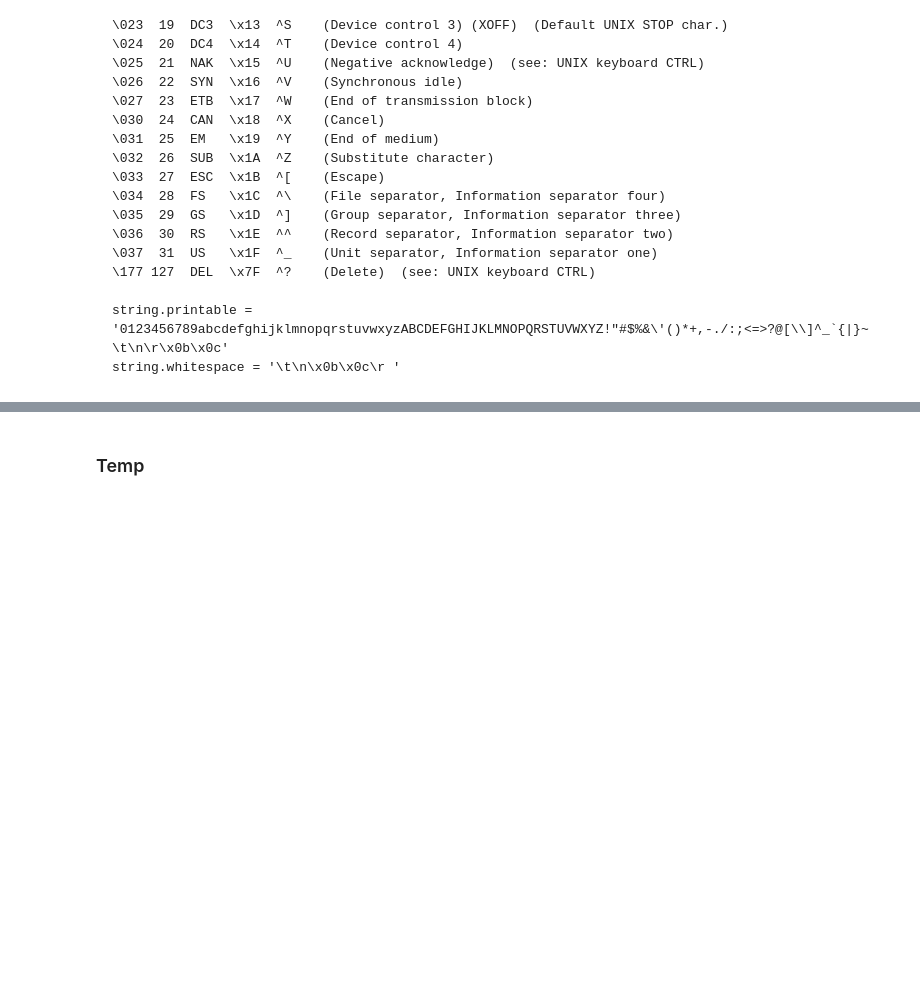
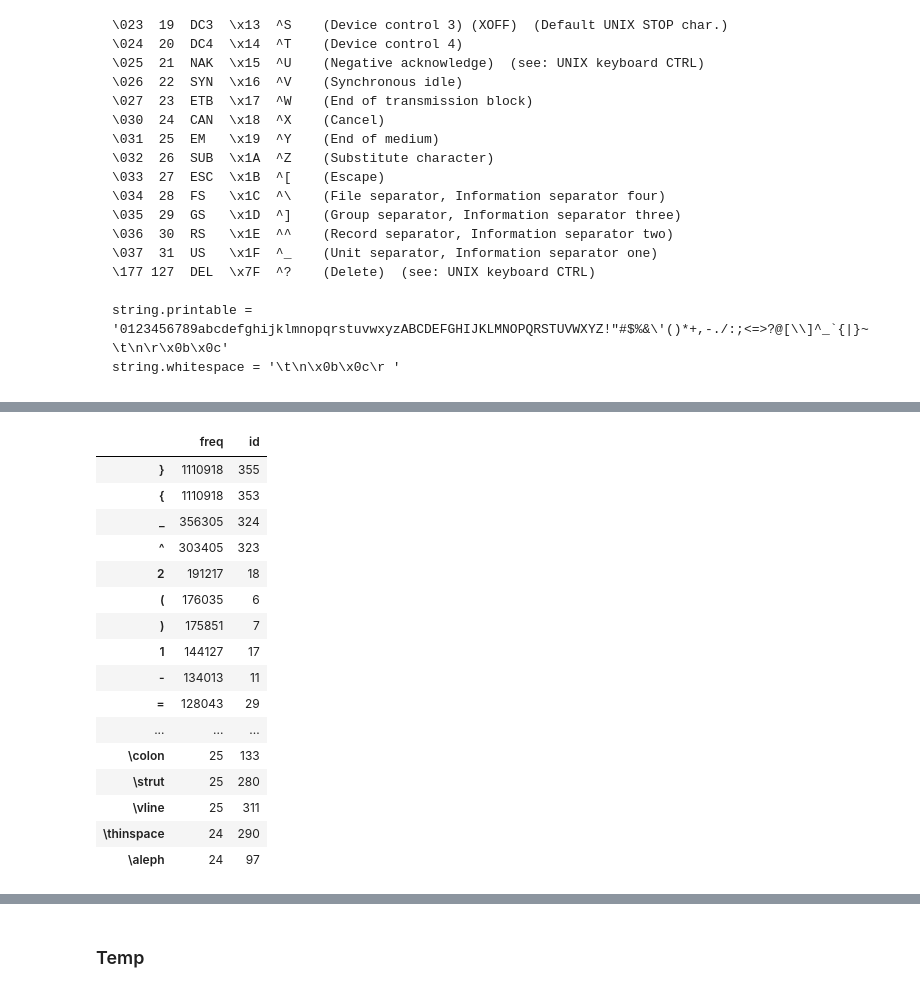
Before and after one commit to untrix/im2latex, a Jupyter notebook: src/preprocessing_step_2_tokenizer.ipynb, the cells around one changed output, grey strips where cells are left out. Cells and saved outputs as stored; diff of their text form; code cells hidden in the pictures; blank space fills up the shorter version.

```diff
--- a/src/preprocessing_step_2_tokenizer.ipynb
+++ b/src/preprocessing_step_2_tokenizer.ipynb
@@ -316,0 +367,30 @@ df_word2id = get_word2id(df_tokenized, df_vocab, data_dir)
+# %%
+# Remove low-frequencey words. Also, remove the words '[object' and 'Object]' which are probably an artifact of
+# a bug in harvardnlp latex normalization code because they are not valid latex commands. Their frequencey is 23,
+# therefore we'll set the frequency threshold to 24
+def prune_vocab(df_data_, df_vocab_, min_freq=24):
+    df_vocab_keep = df_vocab_[df_vocab_.freq >= min_freq]
+    remove_words = set(df_vocab.index.values.tolist()) - set(df_vocab_keep.index.values.tolist())
+    remove_words |= set(['[object', 'Object]'])
+    print 'Removing the following %d words from the vocabulary: %s'%(len(remove_words), remove_words)
+    sr_keep = df_data_.latex_tokenized.map(lambda a: len(remove_words & set(a))==0)
+    df_pruned = df_data_[sr_keep]
+    kept = df_pruned.shape[0]
+    removed = df_data_.shape[0] - kept
+    print '%d samples (%.1f%%) removed'%(removed, removed*100./df_data_.shape[0])
+    print 'df_pruned.shape = %s'%(df_pruned.shape,)
+    display(df_pruned[:1])
+
+    ## Prune vocabulary
+    df_vocab_keep = remove_special_words(df_vocab_keep)
+    num_words_keep = df_vocab_keep.shape[0]
+    df_vocab_keep = df_vocab_keep.assign(id=range(2, num_words_keep+2))
+    df_vocab_keep = append_special_words(df_vocab_keep, df_data_.shape[0])
+#     df_vocab_unk = df_vocab_[df_vocab_.index.isin(remove_words)]
+#     num_words_unk = df_vocab_unk.shape[0]
+#     df_vocab_unk = df_vocab_unk.assign(id=([UnkID]*num_words_unk))
+    print 'Vocabulary size reduced from %d to %d'%(df_vocab_.shape[0], num_words_keep)
+    print 'Pruned vocab shape = %s'%(df_vocab_keep.shape,)
+    return df_pruned, df_vocab_keep
+# %%
+df_data_pruned, df_vocab_pruned = prune_vocab(df_tokenized, df_vocab, 24)
@@ -316,0 +405,20 @@ df_word2id = get_word2id(df_tokenized, df_vocab, data_dir)
+# %%
+df_vocab_pruned.sort_values(by='freq', ascending=False)
+# %% [output]
+|  | freq | id |
+| } | 1110918 | 355 |
+| { | 1110918 | 353 |
+| _ | 356305 | 324 |
+| ^ | 303405 | 323 |
+| 2 | 191217 | 18 |
+| ( | 176035 | 6 |
+| ) | 175851 | 7 |
+| 1 | 144127 | 17 |
+| - | 134013 | 11 |
+| = | 128043 | 29 |
+| ... | ... | ... |
+| \colon | 25 | 133 |
+| \strut | 25 | 280 |
+| \vline | 25 | 311 |
+| \thinspace | 24 | 290 |
+| \aleph | 24 | 97 |
```
Also changed, not shown: parts of 56 cells of this notebook.
